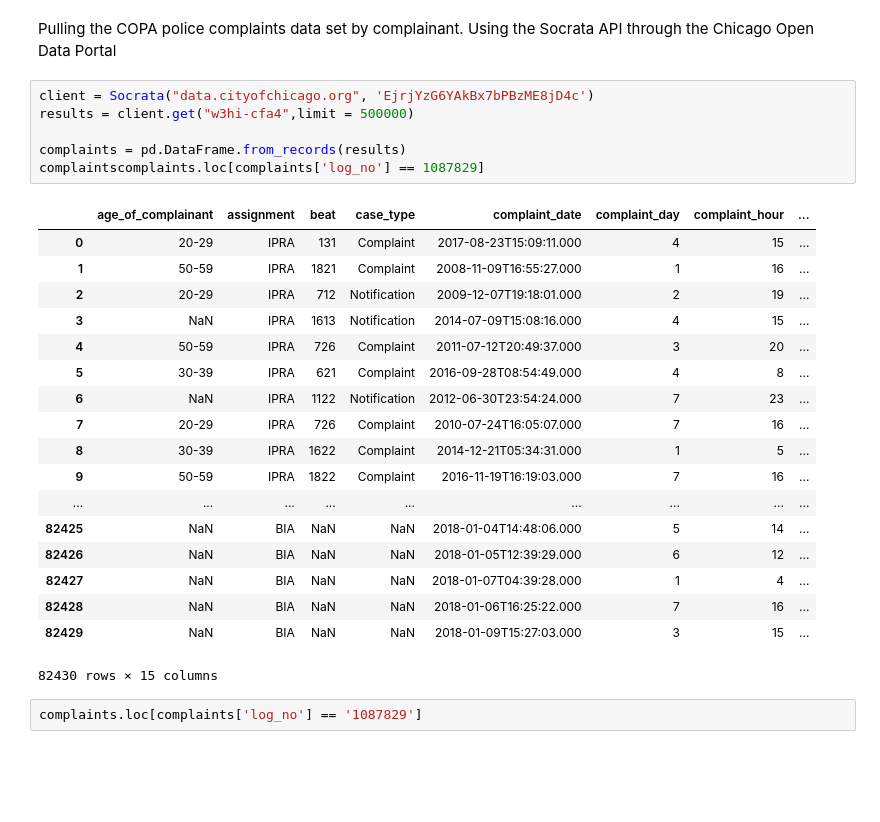
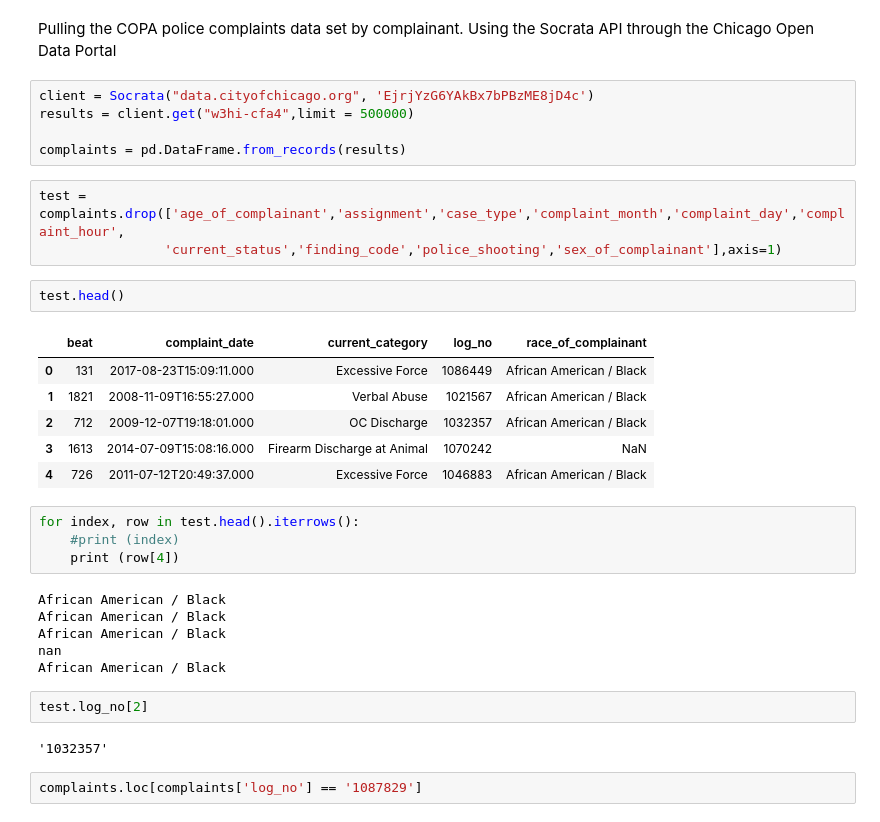
Before and after one commit to changuage/policecomplaints, a Jupyter notebook: Develop/notebooks/Data Pull and EDA.ipynb, the cells around one changed output. Saved outputs shown, nothing was run; the diff lists cells and outputs as text; blank space fills up the shorter version.

```diff
--- a/Develop/notebooks/Data Pull and EDA.ipynb
+++ b/Develop/notebooks/Data Pull and EDA.ipynb
@@ -13,26 +13,32 @@ client = Socrata("data.cityofchicago.org", 'EjrjYzG6YAkBx7bPBzME8jD4c')
 results = client.get("w3hi-cfa4",limit = 500000)
 
 complaints = pd.DataFrame.from_records(results)
-complaintscomplaints.loc[complaints['log_no'] == 1087829]
-# %% [output]
-|  | age_of_complainant | assignment | beat | case_type | complaint_date | complaint_day | complaint_hour | ... |
-| 0 | 20-29 | IPRA | 131 | Complaint | 2017-08-23T15:09:11.000 | 4 | 15 | ... |
-| 1 | 50-59 | IPRA | 1821 | Complaint | 2008-11-09T16:55:27.000 | 1 | 16 | ... |
-| 2 | 20-29 | IPRA | 712 | Notification | 2009-12-07T19:18:01.000 | 2 | 19 | ... |
-| 3 | NaN | IPRA | 1613 | Notification | 2014-07-09T15:08:16.000 | 4 | 15 | ... |
-| 4 | 50-59 | IPRA | 726 | Complaint | 2011-07-12T20:49:37.000 | 3 | 20 | ... |
-| 5 | 30-39 | IPRA | 621 | Complaint | 2016-09-28T08:54:49.000 | 4 | 8 | ... |
-| 6 | NaN | IPRA | 1122 | Notification | 2012-06-30T23:54:24.000 | 7 | 23 | ... |
-| 7 | 20-29 | IPRA | 726 | Complaint | 2010-07-24T16:05:07.000 | 7 | 16 | ... |
-| 8 | 30-39 | IPRA | 1622 | Complaint | 2014-12-21T05:34:31.000 | 1 | 5 | ... |
-| 9 | 50-59 | IPRA | 1822 | Complaint | 2016-11-19T16:19:03.000 | 7 | 16 | ... |
-| ... | ... | ... | ... | ... | ... | ... | ... | ... |
-| 82425 | NaN | BIA | NaN | NaN | 2018-01-04T14:48:06.000 | 5 | 14 | ... |
-| 82426 | NaN | BIA | NaN | NaN | 2018-01-05T12:39:29.000 | 6 | 12 | ... |
-| 82427 | NaN | BIA | NaN | NaN | 2018-01-07T04:39:28.000 | 1 | 4 | ... |
-| 82428 | NaN | BIA | NaN | NaN | 2018-01-06T16:25:22.000 | 7 | 16 | ... |
-| 82429 | NaN | BIA | NaN | NaN | 2018-01-09T15:27:03.000 | 3 | 15 | ... |
-82430 rows × 15 columns
+# %%
+test = complaints.drop(['age_of_complainant','assignment','case_type','complaint_month','complaint_day','complaint_hour',
+                'current_status','finding_code','police_shooting','sex_of_complainant'],axis=1)
+# %%
+test.head()
+# %% [output]
+|  | beat | complaint_date | current_category | log_no | race_of_complainant |
+| 0 | 131 | 2017-08-23T15:09:11.000 | Excessive Force | 1086449 | African American / Black |
+| 1 | 1821 | 2008-11-09T16:55:27.000 | Verbal Abuse | 1021567 | African American / Black |
+| 2 | 712 | 2009-12-07T19:18:01.000 | OC Discharge | 1032357 | African American / Black |
+| 3 | 1613 | 2014-07-09T15:08:16.000 | Firearm Discharge at Animal | 1070242 | NaN |
+| 4 | 726 | 2011-07-12T20:49:37.000 | Excessive Force | 1046883 | African American / Black |
+# %%
+for index, row in test.head().iterrows():
+    #print (index)
+    print (row[4])
+# %% [output]
+African American / Black
+African American / Black
+African American / Black
+nan
+African American / Black
+# %%
+test.log_no[2]
+# %% [output]
+'1032357'
 # %%
 complaints.loc[complaints['log_no'] == '1087829']
 # %% [output]
```
Also changed, not shown: 35 other files.
